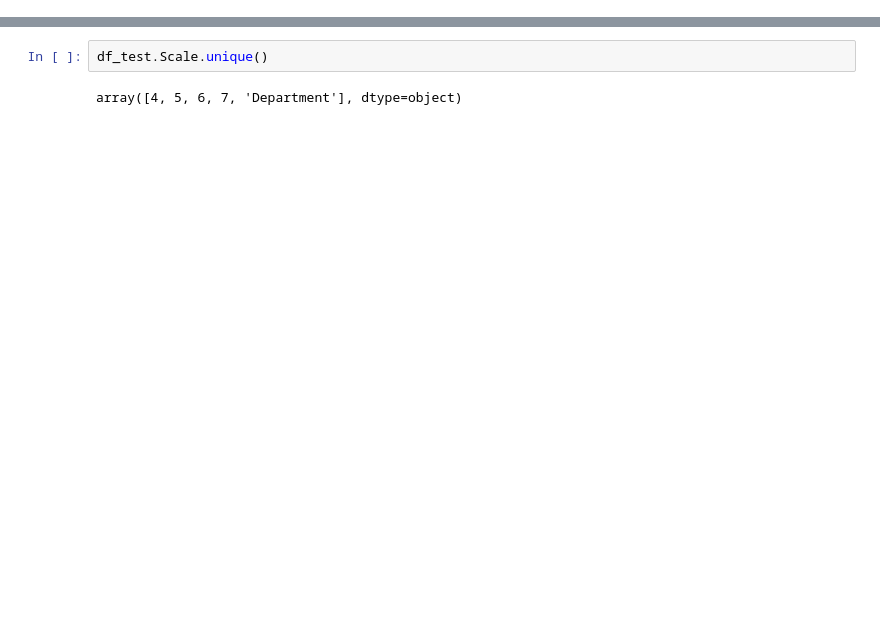
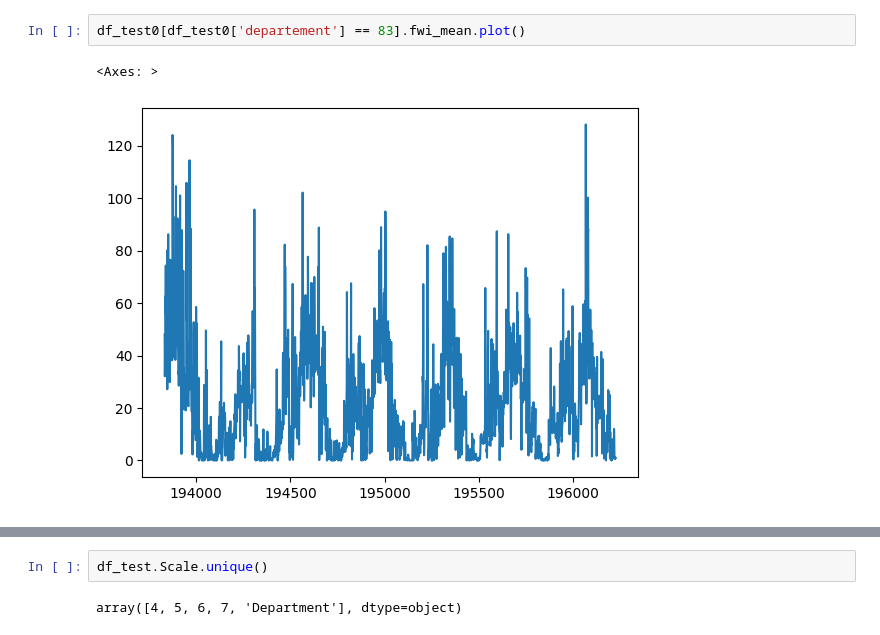
Before and after one commit to NicolasCaronPro/ST-GNN-for-wildifre-prediction, a Jupyter notebook: Prediction/GNN/check_dataframes.ipynb, the cells around one changed output, grey strips where cells are left out. Drawn from its saved outputs; the diff is of its cells as text; blank space fills up the shorter version.

```diff
--- a/Prediction/GNN/check_dataframes.ipynb
+++ b/Prediction/GNN/check_dataframes.ipynb
@@ -70,0 +92,5 @@ df_test[(df_test['Scale'] == 4)]
+# %%
+df_test0[df_test0['departement'] == 83].fwi_mean.plot()
+# %% [output]
+<Axes: >
+[figure, added]
```
Also changed, not shown: parts of 12 cells of this notebook, 48 other files.
